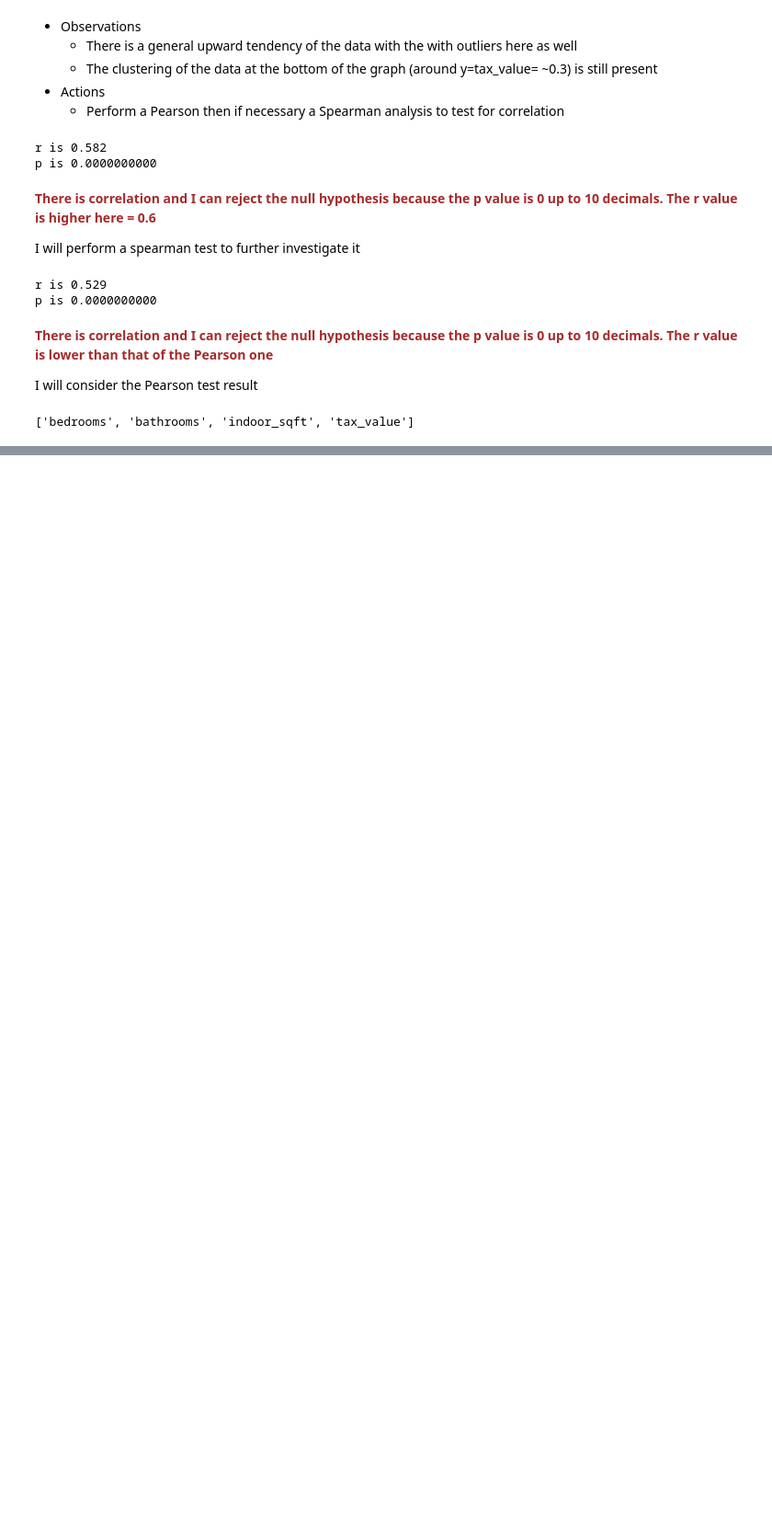
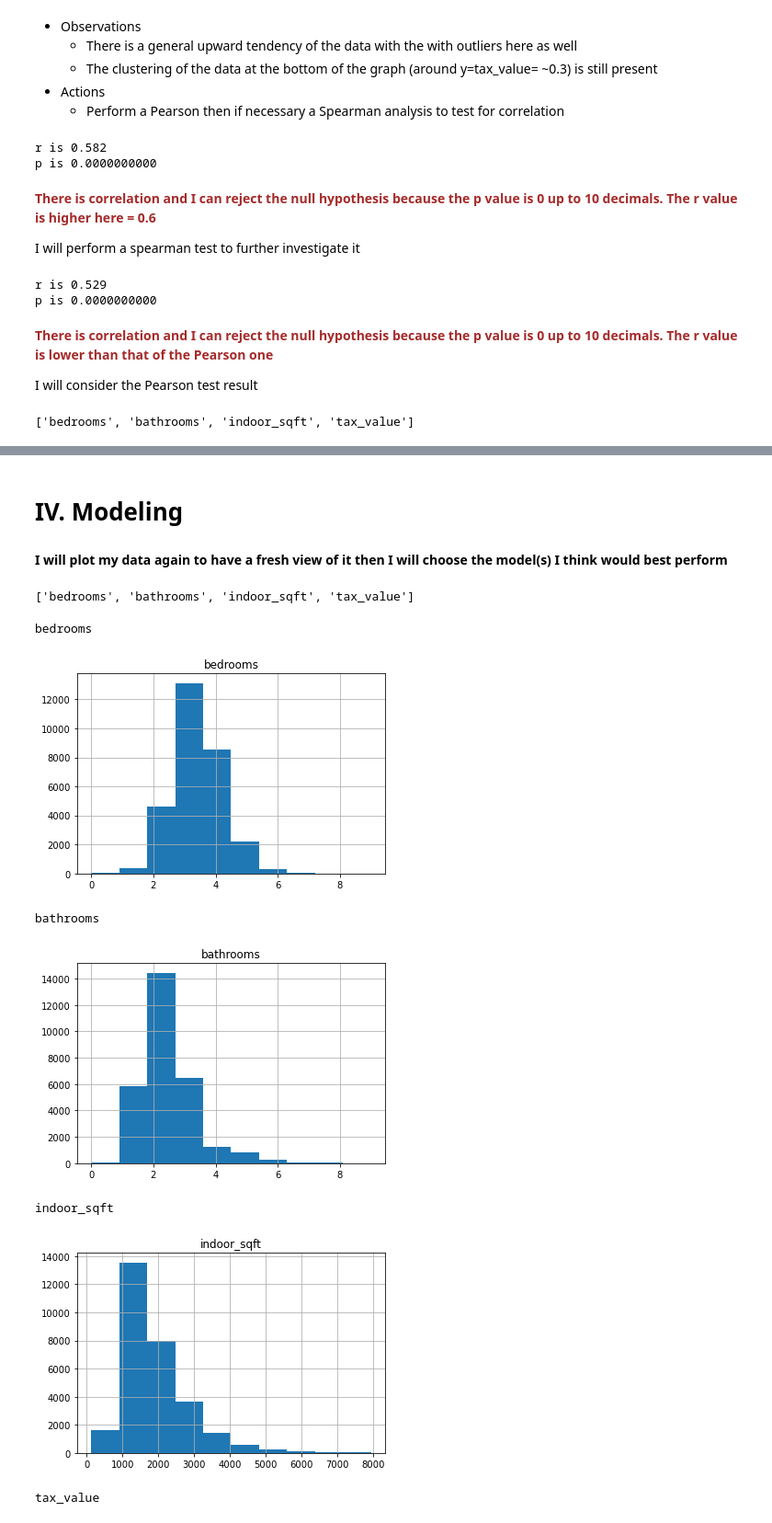
Before and after one commit to Severina7/zillow_project, a Jupyter notebook: zillow_project.ipynb, the cells around one changed output, grey strips where cells are left out. Shown at 92% size. Saved outputs shown, nothing was run; the diff lists cells and outputs as text; code cells hidden in the pictures; blank space fills up the shorter version.

Commit message:
re-scaling by using more explicit dataframe names and setting up the data for modeling

```diff
--- a/zillow_project.ipynb
+++ b/zillow_project.ipynb
@@ -648,0 +712,23 @@ houses.columns.tolist()
+# %% [markdown]
+# IV. Modeling
+# %% [markdown]
+**I will plot my data again to have a fresh view of it then I will choose the model(s) I think would best perform**
+# %%
+train.columns.tolist()
+# %% [output]
+['bedrooms', 'bathrooms', 'indoor_sqft', 'tax_value']
+# %%
+for column in train.columns:
+    print(column)
+    plt.title(column)
+    train[column].hist()
+    plt.grid(True)
+    plt.show()
+# %% [output]
+bedrooms
+[figure, added]
+bathrooms
+[figure, added]
+indoor_sqft
+[figure, added]
+tax_value
```
Also changed, not shown: parts of 50 cells of this notebook.
